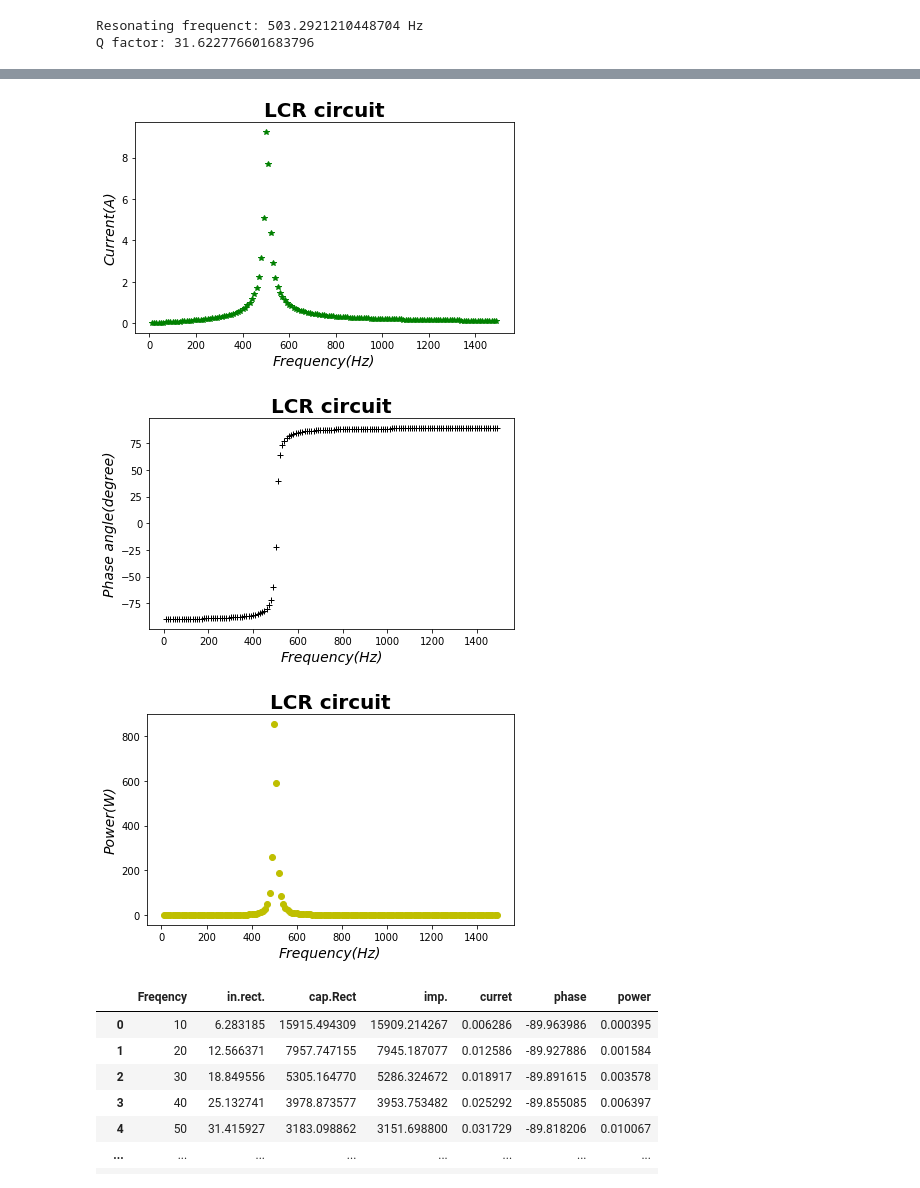
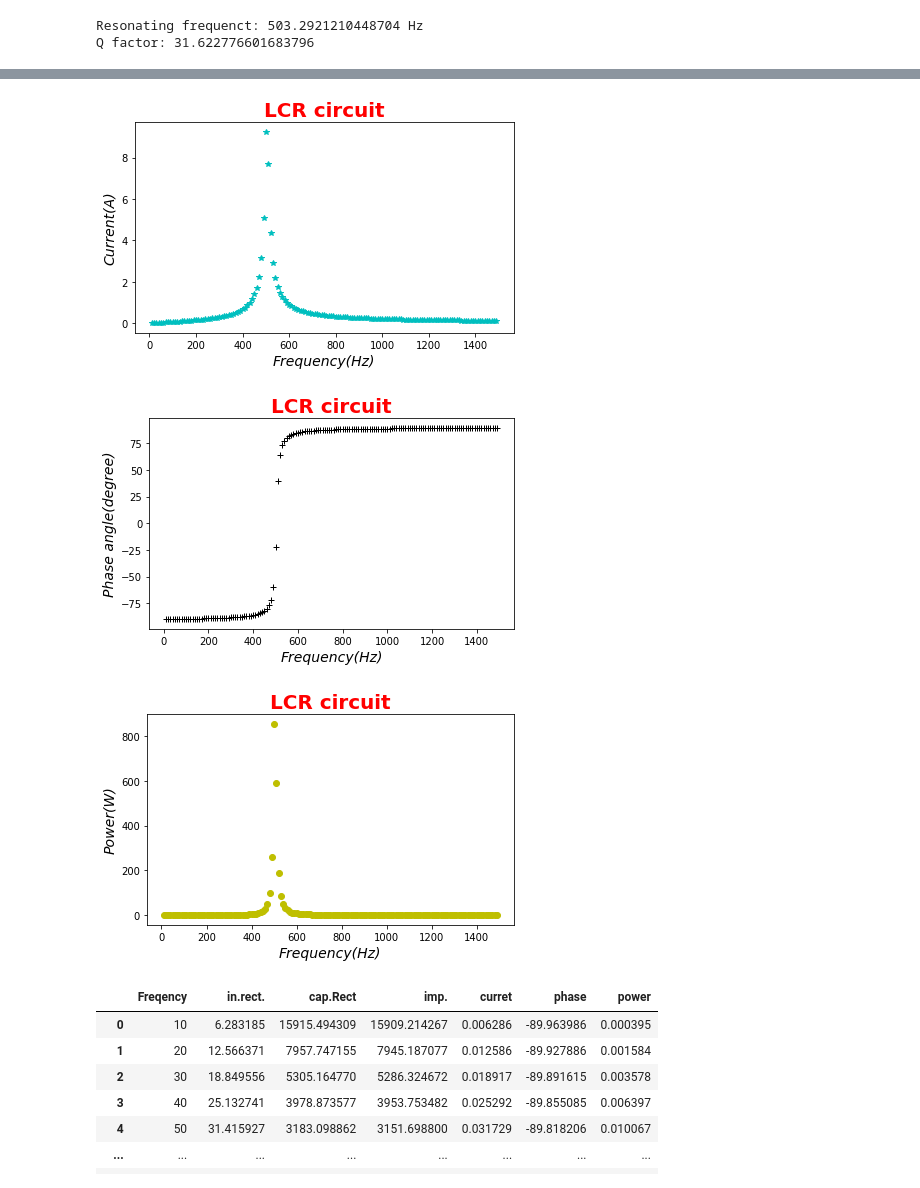
Before and after one commit to pmstha/NPS, a Jupyter notebook: lcr.ipynb, the cells around one changed output, grey strips where cells are left out. Saved outputs shown, nothing was run; the diff lists cells and outputs as text; code cells hidden in the pictures.

```diff
--- a/lcr.ipynb
+++ b/lcr.ipynb
@@ -135,35 +135,35 @@ plt.close()
 # %%
-plt.plot(freq,I,'g*')
+plt.plot(freq,I,'c*')
 plt.xlabel(xlabel="Frequency(Hz)",fontsize=14,fontstyle='italic',color="black")
 plt.ylabel(ylabel="Current(A)",fontsize=14,fontstyle='italic',color="black")
-plt.title(label="LCR circuit",fontsize=20,fontweight='bold',color="black")
+plt.title(label="LCR circuit",fontsize=20,fontweight='bold',color="red")
 plt.tight_layout()
 plt.savefig("image\LCR4.pdf", dpi = 600)
 plt.show()
 plt.close()
 # %% [output]
-[figure, old version]
+[figure, new version]
 # %%
 plt.plot(freq,ph,'k+')
 plt.xlabel(xlabel="Frequency(Hz)",fontsize=14,fontstyle='italic',color="black")
 plt.ylabel(ylabel="Phase angle(degree)",fontsize=14,fontstyle='italic',color="black")
-plt.title(label="LCR circuit",fontsize=20,fontweight='bold',color="black")
+plt.title(label="LCR circuit",fontsize=20,fontweight='bold',color="red")
 plt.tight_layout()
 plt.savefig("image\LCR5.pdf", dpi = 600)
 plt.show()
 plt.close()
 # %% [output]
-[figure, old version]
+[figure, new version]
 # %%
 plt.plot(freq,power,'yo')
 plt.xlabel(xlabel="Frequency(Hz)",fontsize=14,fontstyle='italic',color="black")
 plt.ylabel(ylabel="Power(W)",fontsize=14,fontstyle='italic',color="black")
-plt.title(label="LCR circuit",fontsize=20,fontweight='bold',color="black")
+plt.title(label="LCR circuit",fontsize=20,fontweight='bold',color="red")
 plt.tight_layout()
 plt.savefig("image\LCR6.pdf", dpi = 600)
 plt.show()
 plt.close()
 # %% [output]
-[figure, old version]
+[figure, new version]
 # %%
 data={}
```
Also changed, not shown: parts of 5 cells of this notebook.
